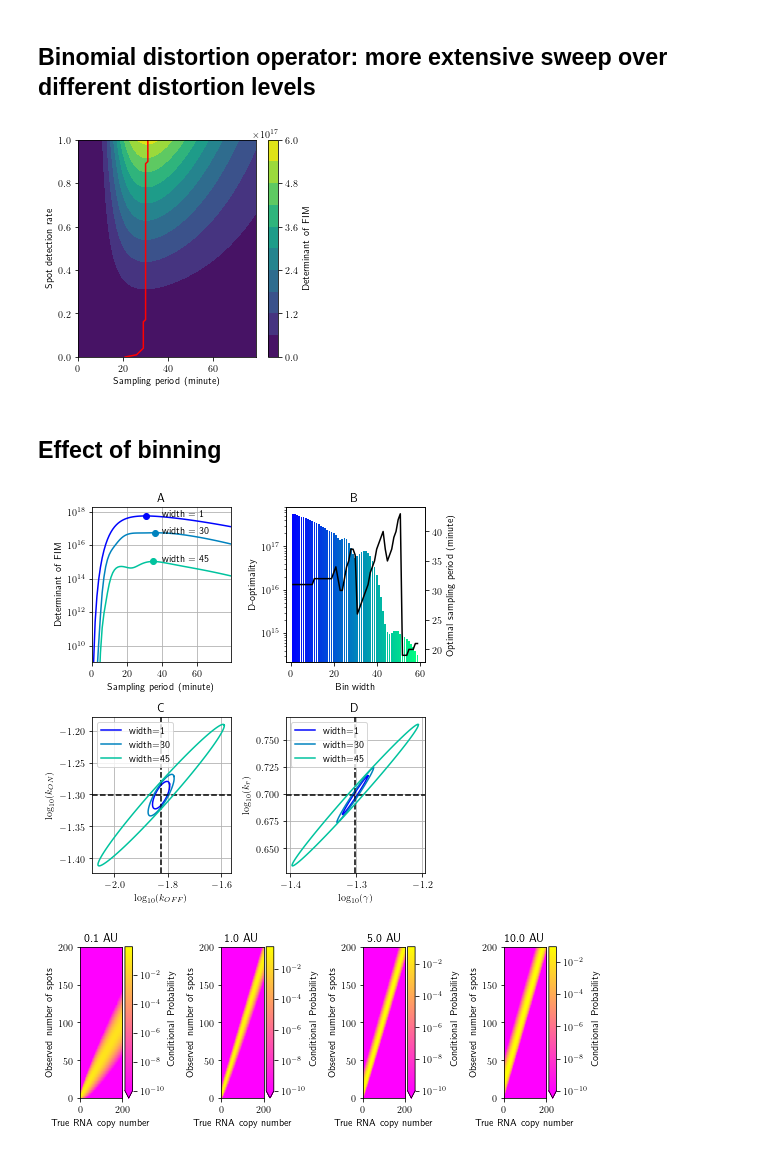
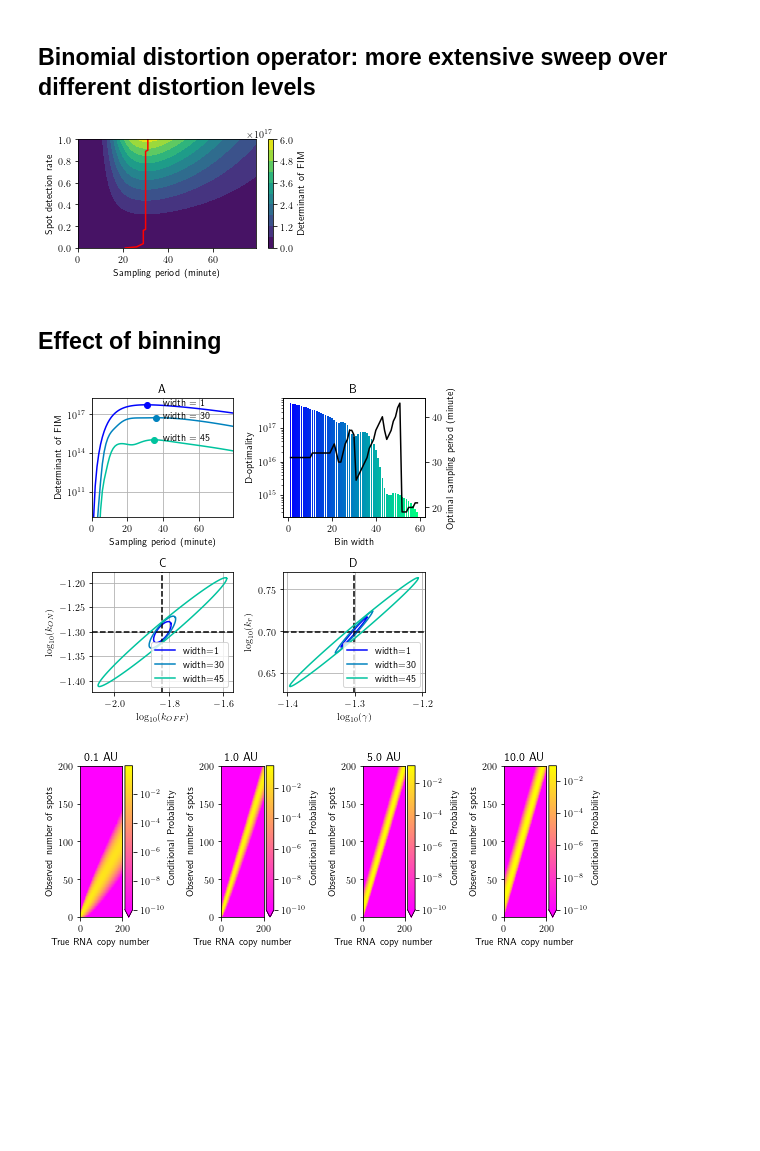
Before and after one commit to voduchuy/NoisyMeasurementFIM, a Jupyter notebook: bursting_gene/bursting_gene_plots.ipynb, the cells around one changed output. Saved outputs shown, nothing was run; the diff lists cells and outputs as text; code cells hidden in the pictures; blank space fills up the shorter version.

```diff
--- a/bursting_gene/bursting_gene_plots.ipynb
+++ b/bursting_gene/bursting_gene_plots.ipynb
@@ -242,23 +308,23 @@ fig.savefig("figs/bursting_distorted_dists.pdf", bbox_inches="tight")
 # %%
 from matplotlib.colors import LogNorm
 
 with np.load("results/binomial_sweep.npz") as _:
     dtOpts = _["dtOpts"]
     detectionRateGrid = _["detectionRateGrid"]
     dtMax = _["dtMax"][()]
     fimDets = _["fimDets"]
 
 fig = plt.figure()
-fig.set_size_inches(4,4)
+fig.set_size_inches(4,2)
 ax = fig.add_subplot()
 cp = ax.contourf(range(dtMax), detectionRateGrid, np.abs(fimDets), 10)
 fig.colorbar(cp, label="Determinant of FIM")
 ax.plot(dtOpts, detectionRateGrid, color="red")
 ax.set_xlabel("Sampling period (minute)")
 ax.set_ylabel("Spot detection rate")
-fig.savefig("figs/bursting_binomial_sweep.png", dpi=300)
+fig.savefig("figs/bursting_binomial_sweep.png", dpi=300, bbox_inches="tight")
 # %% [output]
-[figure, old version]
+[figure, new version]
 # %% [markdown]
 ## Effect of binning
 # %%
@@ -271,7 +337,7 @@ with np.load("results/binning_sweep.npz", allow_pickle=True) as _:
 
 fig, axs = plt.subplots(2,2)
 fig.set_tight_layout(True)
-fig.set_size_inches(6, 6)
+fig.set_size_inches(6, 5)
 cm = plt.cm.get_cmap("winter")
 for i in [0, 30, 45]:
     color = cm(binWidths[i]/np.max(binWidths))
@@ -279,13 +345,13 @@ for i in [0, 30, 45]:
     axs[0, 0].scatter(dtOpts[i], fimDets[i, dtOpts[i]], color=color)
     axs[0, 0].annotate(f"width = {binWidths[i]}", xy=(40, fimDets[i, dtOpts[i]]))
 
-    plot_conf_ellipse(optimalFims[binWidths[i]],
+    plotConfidenceEllipse(optimalFims[binWidths[i]],
                       3,
                       axs[1,0],
                       [1,0],
                       np.log10(theta),
                       color, f'width={binWidths[i]}')
-    plot_conf_ellipse(optimalFims[binWidths[i]],
+    plotConfidenceEllipse(optimalFims[binWidths[i]],
                       3,
                       axs[1,1],
                       [3,2],
@@ -319,11 +385,11 @@ axs[1, 1].set_ylabel('$\log_{10}({k_{r}})$')
 axs[1, 1].set_xlabel('$\log_{10}({\gamma})$')
 
 
-label_axes(axs)
+labelAxes(axs)
 
 fig.savefig("figs/bursting_binning.png", dpi=300)
 # %% [output]
-[figure, old version]
+[figure, new version]
 # %%
 with np.load("results/smfish_probe_distortions.npz", allow_pickle=True) as _:
     probeLevels = _["levels"]
```
Also changed, not shown: parts of 19 cells of this notebook, 17 other files.
